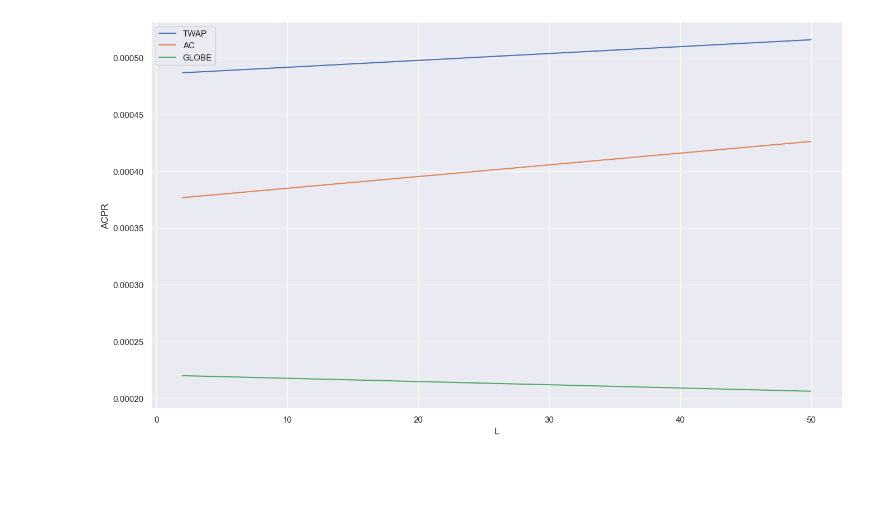
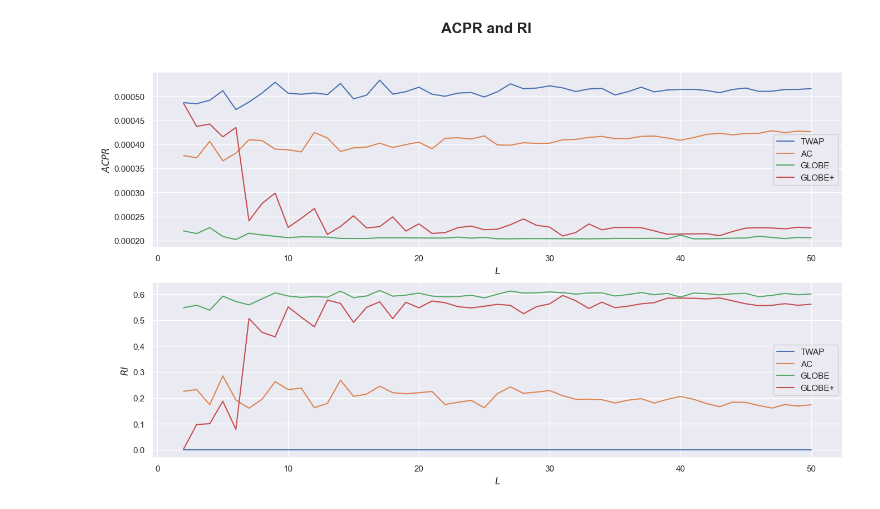
Before and after one commit to ArtemySazonov/CurrencyMarketMaking, a Jupyter notebook: Debug_notebook.ipynb, the cells around one changed output. Drawn from its saved outputs; the diff is of its cells as text; code cells hidden in the pictures; blank space fills up the shorter version.

Commit message:
Implemented GLOBE+ algorithm

```diff
--- a/Debug_notebook.ipynb
+++ b/Debug_notebook.ipynb
@@ -185,24 +286,27 @@ init_sigma = 0.021713089727230926
 
 start = 2
 stop = T
-num = 2
+num = 49
 
 skip = 0
 rounds_for_est = 15
 
 K = 100000.
 
+title = 'ACPR and RI'
+
 
 
 params_GLOBE = {'lamb': lamb, 'eta': eta, 'init_sigma': init_sigma, 'W_max': W_max, 'K': K}
+params_GLOBE_plus = {'lamb': lamb, 'eta': eta, 'init_sigma': init_sigma, 'W_max': W_max, 'K': K}
 params_AC = {'lamb': lamb, 'eta': eta, 'init_sigma': init_sigma}
 params_TWAP = {}
 
 default_params = {'T': T, 'W': W, 'start': start, 'stop': stop, 'num': num,
                    'skip': skip, 'rounds_for_est': rounds_for_est, 'file1': file1, 'file2': file2,
-                   'filename': 'optexec/TWAP_AC_GLOBE.pdf'}
-params = {'TWAP': params_TWAP, 'AC': params_AC, 'GLOBE': params_GLOBE}
+                   'filename': 'optexec/TWAP_AC_GLOBE.pdf', 'title': title}
+params = {'TWAP': params_TWAP, 'AC': params_AC, 'GLOBE': params_GLOBE, 'GLOBE+': params_GLOBE_plus}
 # %%
-calc_and_plot_all(**default_params, **params)
+ACPR, RI = calc_and_plot_all_ACPR_RI(**default_params, **params)
 # %% [output]
-[figure, old version]
+[figure, new version]
```
Also changed, not shown: parts of 3 cells of this notebook, 1 other file.
